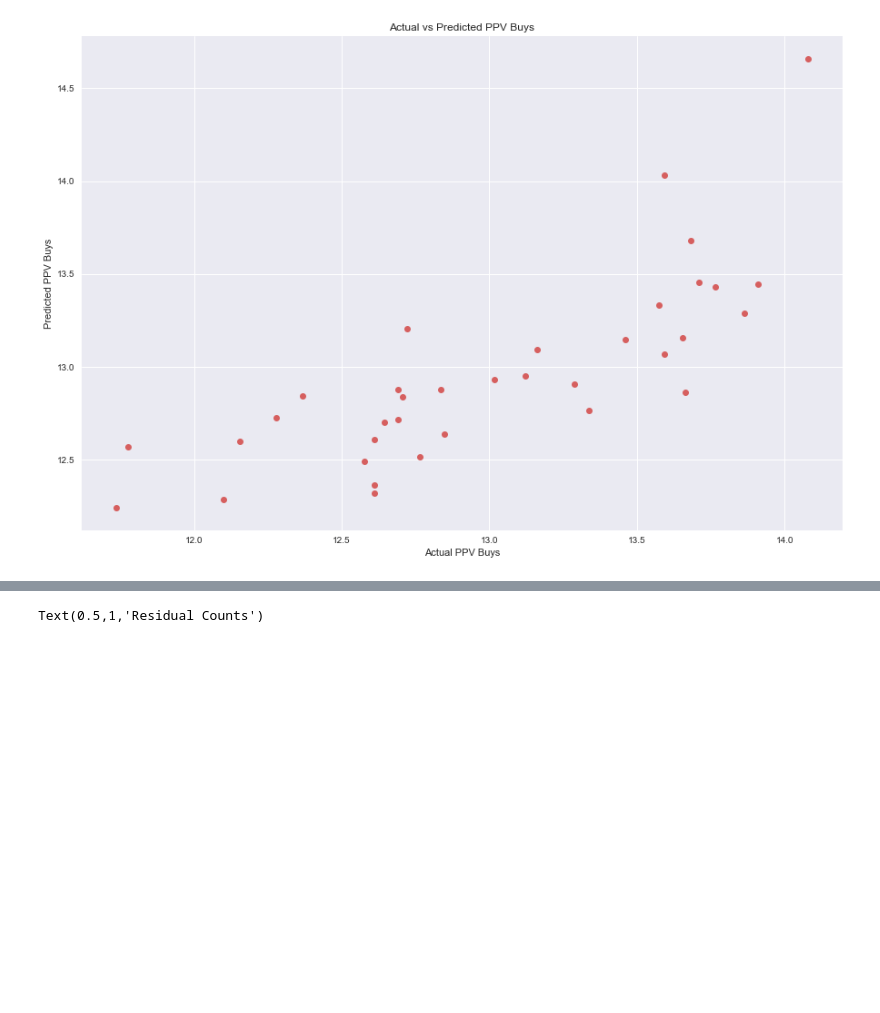
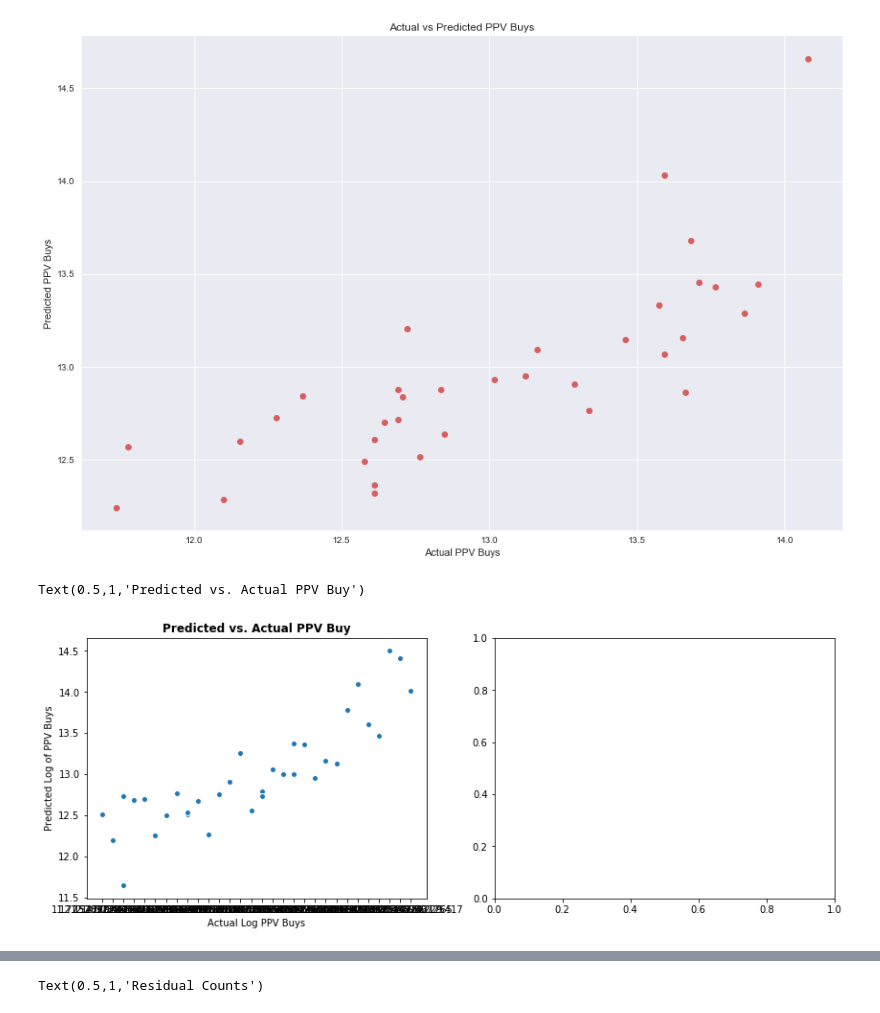
Before and after one commit to jphan88/Phan_Metis, a Jupyter notebook: Project 2/Linear Regression Analysis.ipynb, the cells around one changed output, grey strips where cells are left out. Cells and saved outputs as stored; diff of their text form; code cells hidden in the pictures; blank space fills up the shorter version.

```diff
--- a/Project 2/Linear Regression Analysis.ipynb
+++ b/Project 2/Linear Regression Analysis.ipynb
@@ -399,6 +407,23 @@ plt.title("Actual vs Predicted PPV Buys")
 # %% [output]
 Text(0.5,1,'Actual vs Predicted PPV Buys')
 [figure]
+# %%
+y_predict = model2.predict(X_test)
+data_r['residuals'] = y_test-y_predict
+data_r['predict'] = y_predict
+fig, ax = plt.subplots(nrows=1,ncols=2,figsize=(14,5))
+ax[0].scatter(y_test, y_predict, edgecolors=(1, 1, 1))
+ax[0].set_xlabel('Actual Log PPV Buys')
+ax[0].set_ylabel('Predicted Log of PPV Buys')
+ax[0].set_title('Predicted vs. Actual PPV Buy',fontweight='bold')
+
+# ax[1].hist(residuals,bins=15);
+# ax[1].set_xlabel('Residual')
+# ax[1].set_ylabel('Count')
+# ax[1].set_title('Histogram of Residuals',fontweight='bold');
+# %% [output]
+Text(0.5,1,'Predicted vs. Actual PPV Buy')
+[figure, added]
 # %%
 data_r['fightnum'] = dataset2[['fightnum']]
 # %%
```
Also changed, not shown: parts of 16 cells of this notebook, 17 other files.
